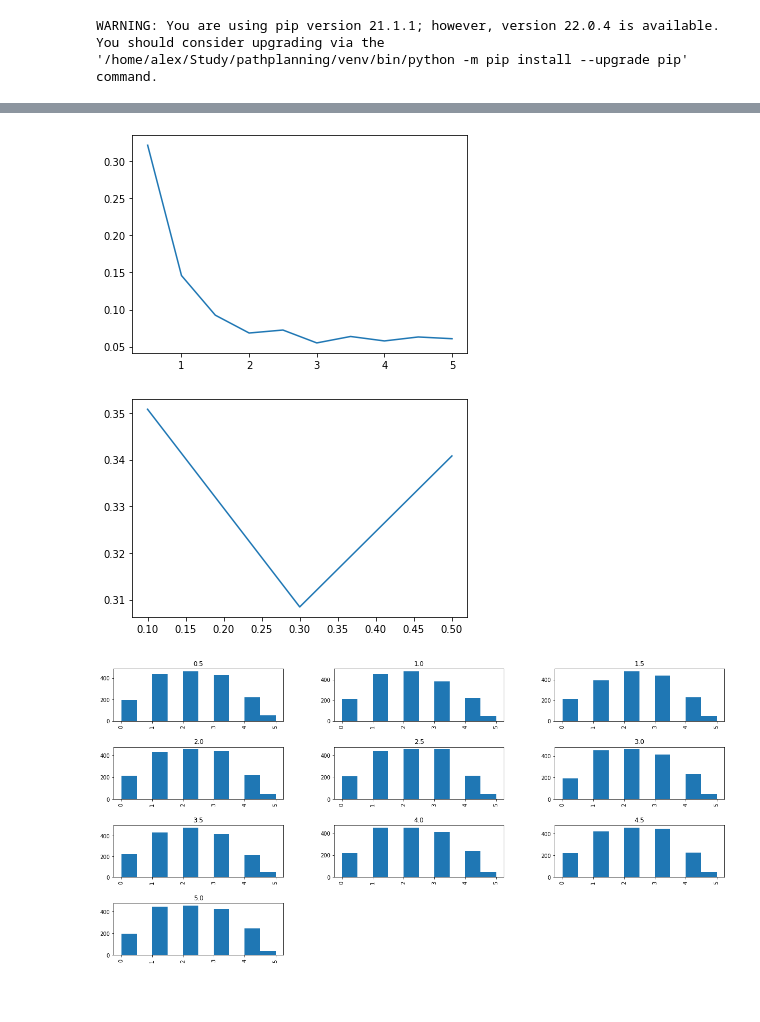
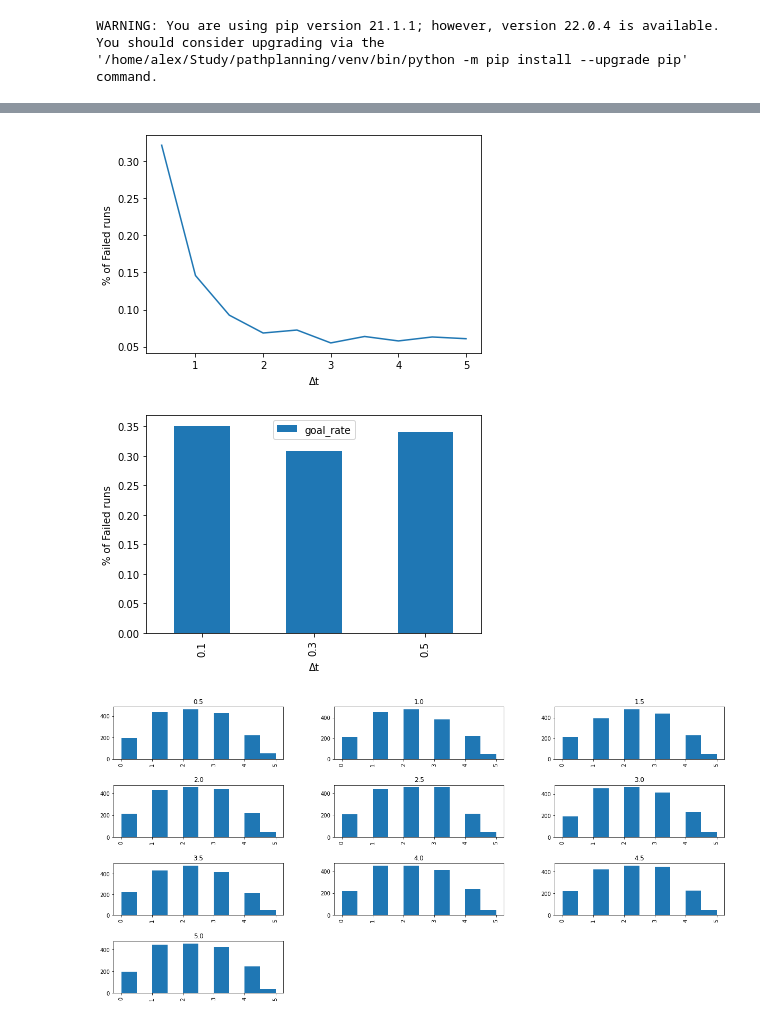
Before and after one commit to Alex-Blade/KinodynamicMotionPlanning, a Jupyter notebook: stats/analysis.ipynb, the cells around one changed output, grey strips where cells are left out. Saved outputs shown, nothing was run; the diff lists cells and outputs as text; code cells hidden in the pictures; blank space fills up the shorter version.

```diff
--- a/stats/analysis.ipynb
+++ b/stats/analysis.ipynb
@@ -38,12 +38,17 @@ memory usage: 1.3 MB
 df["dist_bin"] = pd.cut(df.euclidian_distance, int(df.euclidian_distance.max() // 10), labels=False, retbins=False, right=True)
 # %%
 df[df.finished == False].max_edge_len.value_counts(normalize=True).sort_index().plot();
+plt.gca().set_xlabel("$\Delta$t");
+plt.gca().set_ylabel("% of Failed runs");
+plt.plot();
 # %% [output]
-[figure, old version]
+[figure, new version]
 # %%
-df[df.finished == False].goal_rate.value_counts(normalize=True).sort_index().plot();
+df[df.finished == False].goal_rate.value_counts(normalize=True).sort_index().to_frame().reset_index().plot.bar(x="index", y="goal_rate")
+plt.gca().set_xlabel("$\Delta$t");
+plt.gca().set_ylabel("% of Failed runs");
 # %% [output]
-[figure, old version]
+[figure, new version]
 # %%
 df.dist_bin.hist(by=df.max_edge_len, figsize=(20, 10));
 # %% [output]
```
Also changed, not shown: parts of 12 cells of this notebook, 17 other files.
